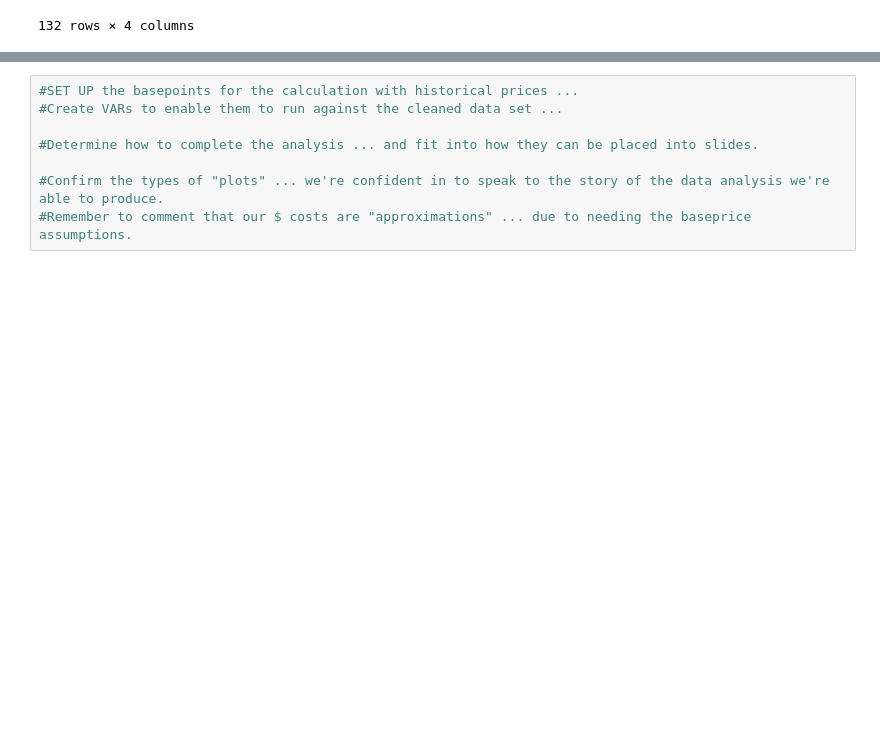
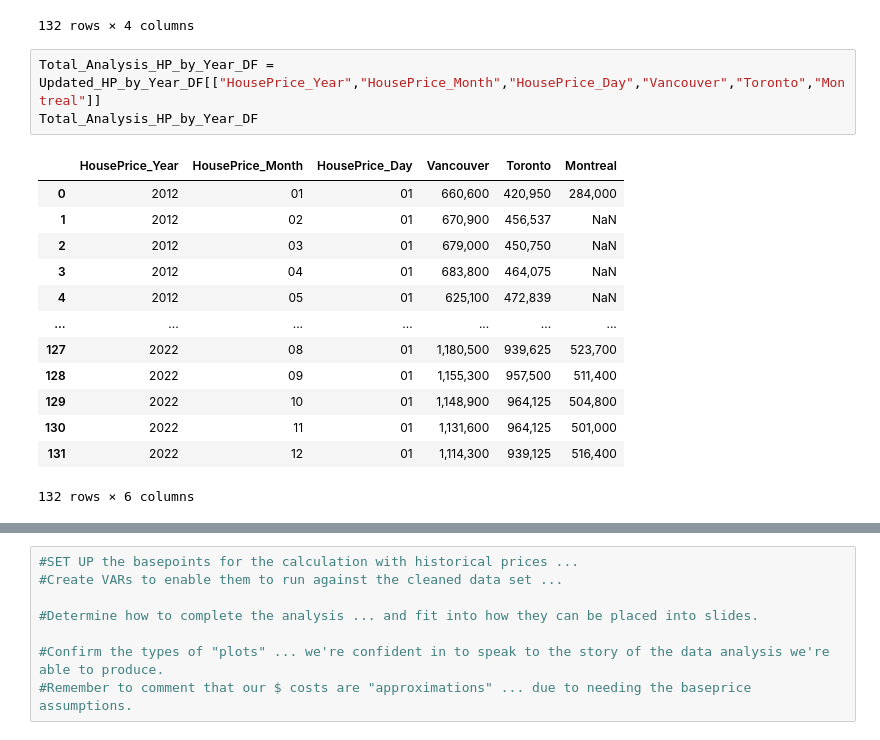
Before and after one commit to Ao-27/Project1_Group1_HousingMarket, a Jupyter notebook: group1_housing_solution.ipynb, the cells around one changed output, grey strips where cells are left out. Drawn from its saved outputs; the diff is of its cells as text; blank space fills up the shorter version.

```diff
--- a/group1_housing_solution.ipynb
+++ b/group1_housing_solution.ipynb
@@ -545,5 +563,22 @@ Tor_Analysis_HP_by_Year_DF
 | 130 | 2022 | 11 | 01 | 964,125 |
 | 131 | 2022 | 12 | 01 | 939,125 |
 132 rows × 4 columns
+# %%
+Total_Analysis_HP_by_Year_DF = Updated_HP_by_Year_DF[["HousePrice_Year","HousePrice_Month","HousePrice_Day","Vancouver","Toronto","Montreal"]]
+Total_Analysis_HP_by_Year_DF
+# %% [output]
+|  | HousePrice_Year | HousePrice_Month | HousePrice_Day | Vancouver | Toronto | Montreal |
+| 0 | 2012 | 01 | 01 | 660,600 | 420,950 | 284,000 |
+| 1 | 2012 | 02 | 01 | 670,900 | 456,537 | NaN |
+| 2 | 2012 | 03 | 01 | 679,000 | 450,750 | NaN |
+| 3 | 2012 | 04 | 01 | 683,800 | 464,075 | NaN |
+| 4 | 2012 | 05 | 01 | 625,100 | 472,839 | NaN |
+| ... | ... | ... | ... | ... | ... | ... |
+| 127 | 2022 | 08 | 01 | 1,180,500 | 939,625 | 523,700 |
+| 128 | 2022 | 09 | 01 | 1,155,300 | 957,500 | 511,400 |
+| 129 | 2022 | 10 | 01 | 1,148,900 | 964,125 | 504,800 |
+| 130 | 2022 | 11 | 01 | 1,131,600 | 964,125 | 501,000 |
+| 131 | 2022 | 12 | 01 | 1,114,300 | 939,125 | 516,400 |
+132 rows × 6 columns
 # %%
 #Creating a test cell for the "if + elif" row ... as For (?) LOOP to populate a data frame. I'm not 100% certain the cells above are executing 100% of everything we need.
```
Also changed, not shown: parts of 6 cells of this notebook, 2 other files.
